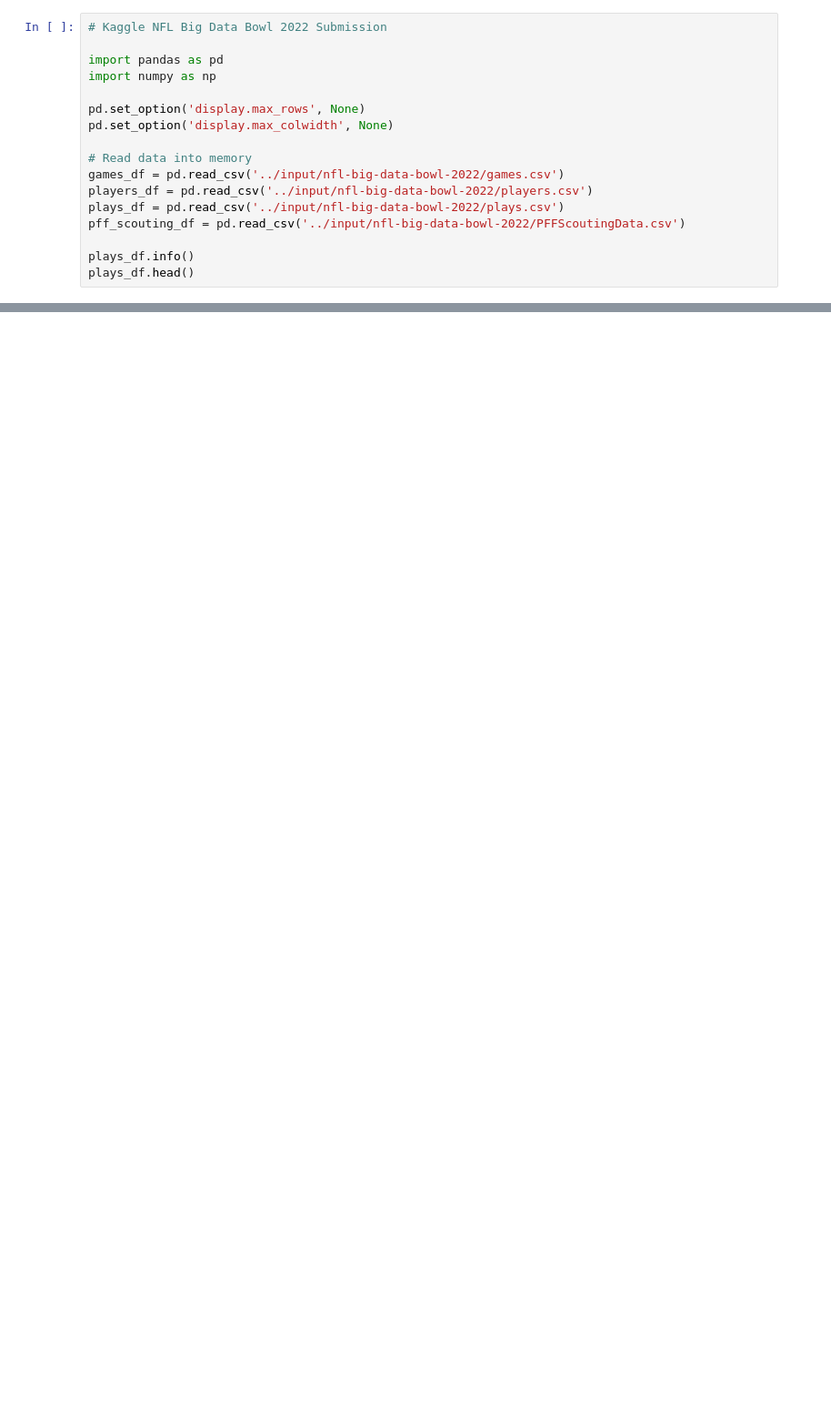
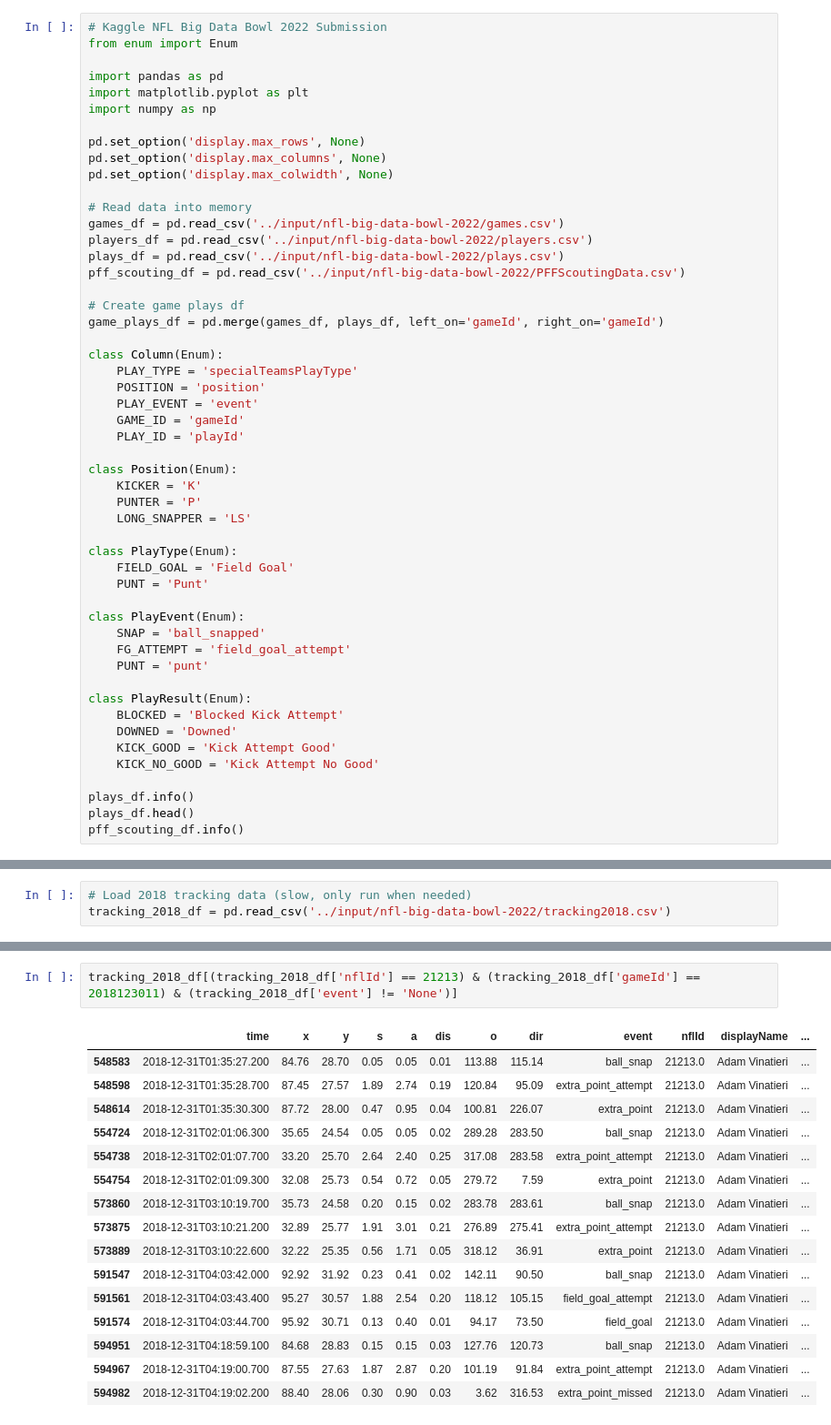
Before and after one commit to jon-fearer/kaggle-nfl-data-bowl-2022, a Jupyter notebook: 2022-data-bowl-notebook.ipynb, the cells around one changed output, grey strips where cells are left out. Shown at 91% size. Drawn from its saved outputs; the diff is of its cells as text; blank space fills up the shorter version.

Commit message:
feat(data-bowl): update with latest

```diff
--- a/2022-data-bowl-notebook.ipynb
+++ b/2022-data-bowl-notebook.ipynb
@@ -1,10 +9,13 @@
 # %%
 # Kaggle NFL Big Data Bowl 2022 Submission
+from enum import Enum
 
 import pandas as pd
+import matplotlib.pyplot as plt
 import numpy as np
 
 pd.set_option('display.max_rows', None)
+pd.set_option('display.max_columns', None)
 pd.set_option('display.max_colwidth', None)
 
 # Read data into memory
@@ -13,5 +24,36 @@ players_df = pd.read_csv('../input/nfl-big-data-bowl-2022/players.csv')
 plays_df = pd.read_csv('../input/nfl-big-data-bowl-2022/plays.csv')
 pff_scouting_df = pd.read_csv('../input/nfl-big-data-bowl-2022/PFFScoutingData.csv')
 
+# Create game plays df
+game_plays_df = pd.merge(games_df, plays_df, left_on='gameId', right_on='gameId')
+
+class Column(Enum):
+    PLAY_TYPE = 'specialTeamsPlayType'
+    POSITION = 'position'
+    PLAY_EVENT = 'event'
+    GAME_ID = 'gameId'
+    PLAY_ID = 'playId'
+
+class Position(Enum):
+    KICKER = 'K'
+    PUNTER = 'P'
+    LONG_SNAPPER = 'LS'
+
+class PlayType(Enum):
+    FIELD_GOAL = 'Field Goal'
+    PUNT = 'Punt'
+
+class PlayEvent(Enum):
+    SNAP = 'ball_snapped'
+    FG_ATTEMPT = 'field_goal_attempt'
+    PUNT = 'punt'
+
+class PlayResult(Enum):
+    BLOCKED = 'Blocked Kick Attempt'
+    DOWNED = 'Downed'
+    KICK_GOOD = 'Kick Attempt Good'
+    KICK_NO_GOOD = 'Kick Attempt No Good'
+
 plays_df.info()
 plays_df.head()
+pff_scouting_df.info()
@@ -60,0 +225,3 @@ punt_returns_df[['playDescription', 'isTouchdown']].head()
+# %%
+# Load 2018 tracking data (slow, only run when needed)
+tracking_2018_df = pd.read_csv('../input/nfl-big-data-bowl-2022/tracking2018.csv')
@@ -60,0 +237,19 @@ punt_returns_df[['playDescription', 'isTouchdown']].head()
+# %%
+tracking_2018_df[(tracking_2018_df['nflId'] == 21213) & (tracking_2018_df['gameId'] == 2018123011) & (tracking_2018_df['event'] != 'None')]
+# %% [output]
+|  | time | x | y | s | a | dis | o | dir | event | nflId | displayName | ... |
+| 548583 | 2018-12-31T01:35:27.200 | 84.76 | 28.70 | 0.05 | 0.05 | 0.01 | 113.88 | 115.14 | ball_snap | 21213.0 | Adam Vinatieri | ... |
+| 548598 | 2018-12-31T01:35:28.700 | 87.45 | 27.57 | 1.89 | 2.74 | 0.19 | 120.84 | 95.09 | extra_point_attempt | 21213.0 | Adam Vinatieri | ... |
+| 548614 | 2018-12-31T01:35:30.300 | 87.72 | 28.00 | 0.47 | 0.95 | 0.04 | 100.81 | 226.07 | extra_point | 21213.0 | Adam Vinatieri | ... |
+| 554724 | 2018-12-31T02:01:06.300 | 35.65 | 24.54 | 0.05 | 0.05 | 0.02 | 289.28 | 283.50 | ball_snap | 21213.0 | Adam Vinatieri | ... |
+| 554738 | 2018-12-31T02:01:07.700 | 33.20 | 25.70 | 2.64 | 2.40 | 0.25 | 317.08 | 283.58 | extra_point_attempt | 21213.0 | Adam Vinatieri | ... |
+| 554754 | 2018-12-31T02:01:09.300 | 32.08 | 25.73 | 0.54 | 0.72 | 0.05 | 279.72 | 7.59 | extra_point | 21213.0 | Adam Vinatieri | ... |
+| 573860 | 2018-12-31T03:10:19.700 | 35.73 | 24.58 | 0.20 | 0.15 | 0.02 | 283.78 | 283.61 | ball_snap | 21213.0 | Adam Vinatieri | ... |
+| 573875 | 2018-12-31T03:10:21.200 | 32.89 | 25.77 | 1.91 | 3.01 | 0.21 | 276.89 | 275.41 | extra_point_attempt | 21213.0 | Adam Vinatieri | ... |
+| 573889 | 2018-12-31T03:10:22.600 | 32.22 | 25.35 | 0.56 | 1.71 | 0.05 | 318.12 | 36.91 | extra_point | 21213.0 | Adam Vinatieri | ... |
+| 591547 | 2018-12-31T04:03:42.000 | 92.92 | 31.92 | 0.23 | 0.41 | 0.02 | 142.11 | 90.50 | ball_snap | 21213.0 | Adam Vinatieri | ... |
+| 591561 | 2018-12-31T04:03:43.400 | 95.27 | 30.57 | 1.88 | 2.54 | 0.20 | 118.12 | 105.15 | field_goal_attempt | 21213.0 | Adam Vinatieri | ... |
+| 591574 | 2018-12-31T04:03:44.700 | 95.92 | 30.71 | 0.13 | 0.40 | 0.01 | 94.17 | 73.50 | field_goal | 21213.0 | Adam Vinatieri | ... |
+| 594951 | 2018-12-31T04:18:59.100 | 84.68 | 28.83 | 0.15 | 0.15 | 0.03 | 127.76 | 120.73 | ball_snap | 21213.0 | Adam Vinatieri | ... |
+| 594967 | 2018-12-31T04:19:00.700 | 87.55 | 27.63 | 1.87 | 2.87 | 0.20 | 101.19 | 91.84 | extra_point_attempt | 21213.0 | Adam Vinatieri | ... |
+| 594982 | 2018-12-31T04:19:02.200 | 88.40 | 28.06 | 0.30 | 0.90 | 0.03 | 3.62 | 316.53 | extra_point_missed | 21213.0 | Adam Vinatieri | ... |
```
Also changed, not shown: parts of 32 cells of this notebook.
